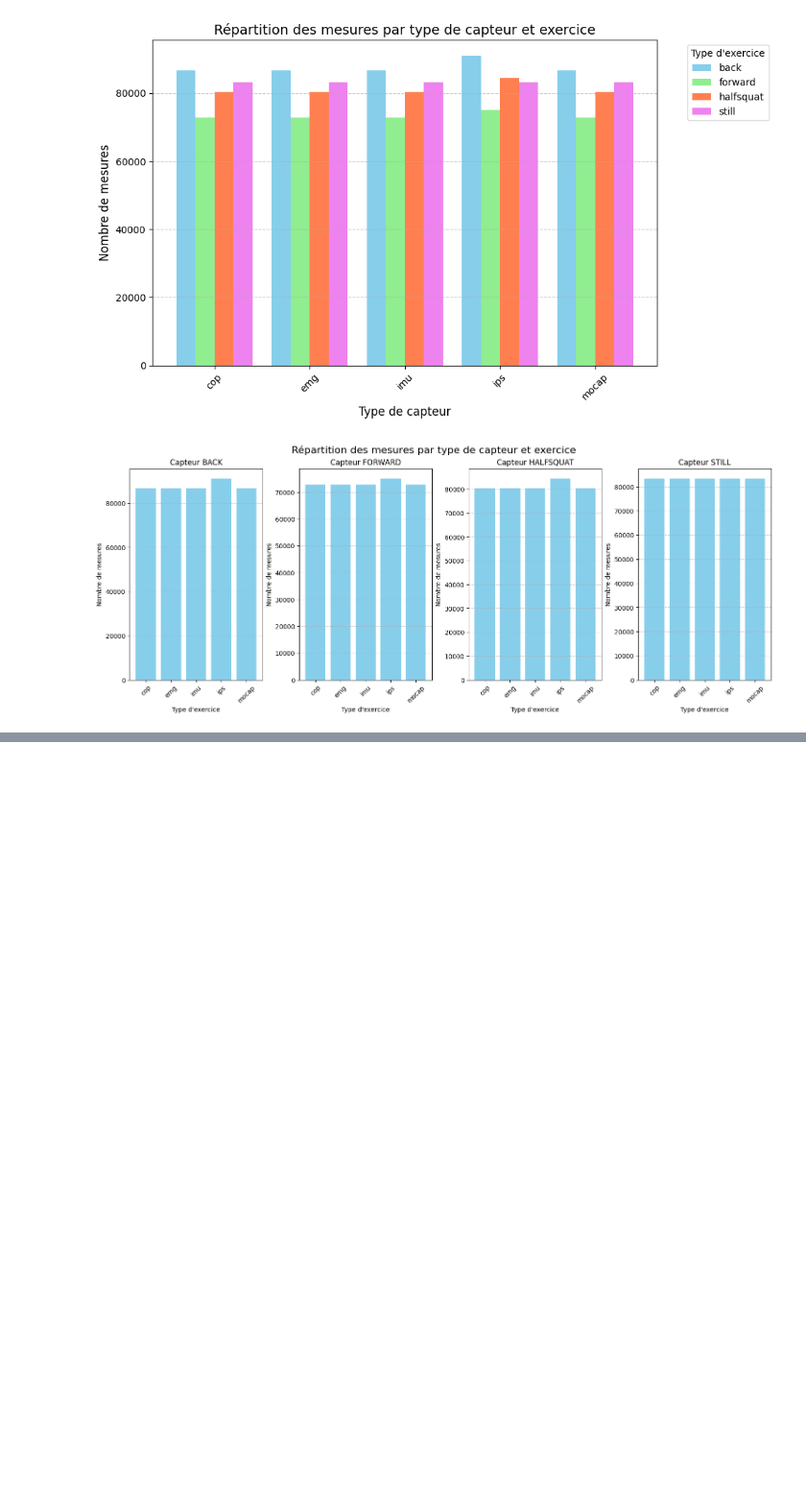
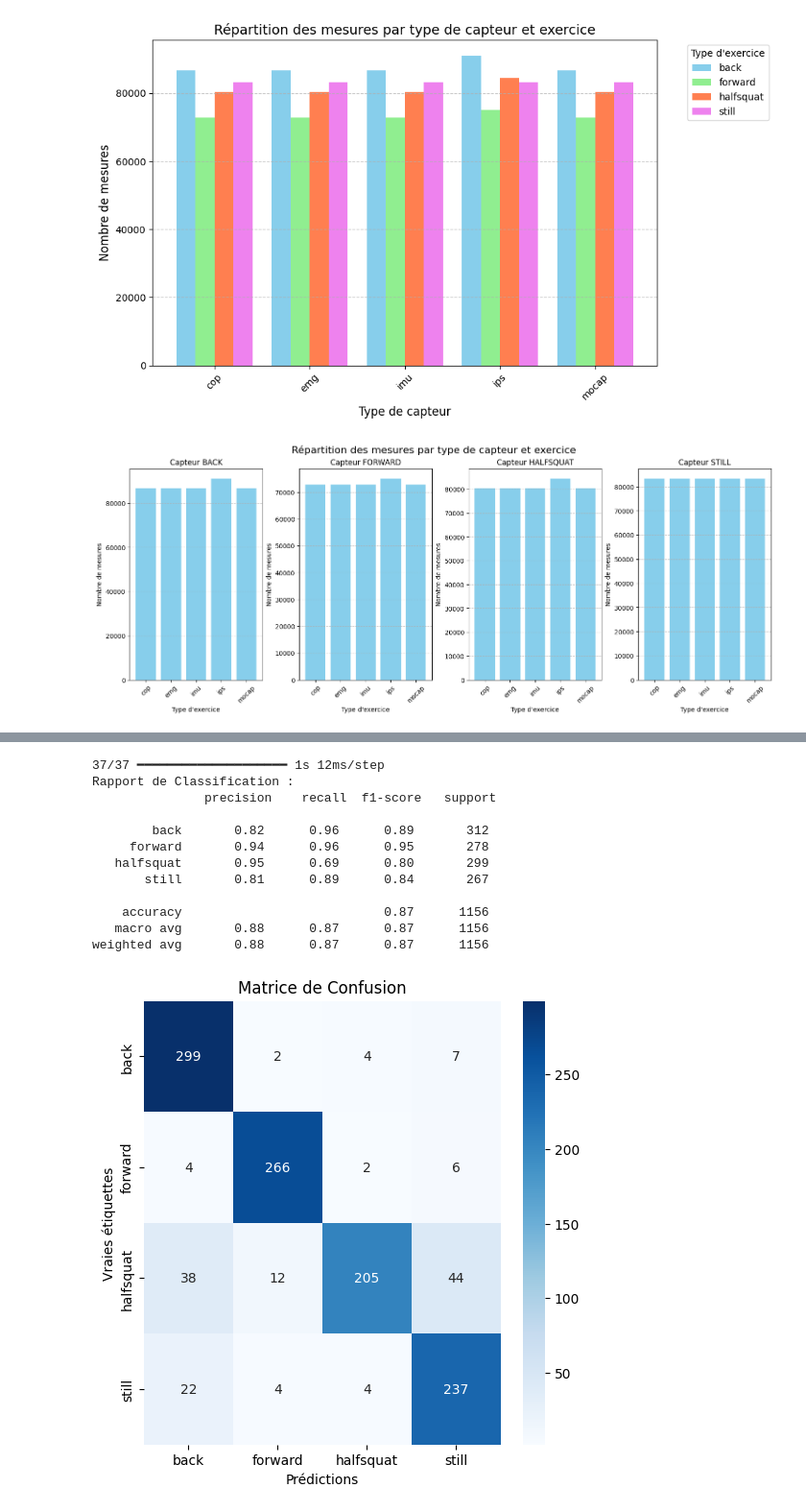
Before and after one commit to Florian-DAUVERGNE/Projet_Architectures_de_traitement_complexes, a Jupyter notebook: projet.ipynb, the cells around one changed output, grey strips where cells are left out. Shown at 96% size. Saved outputs shown, nothing was run; the diff lists cells and outputs as text; code cells hidden in the pictures; blank space fills up the shorter version.

```diff
--- a/projet.ipynb
+++ b/projet.ipynb
@@ -307,0 +580,10 @@ plt.show()
+# %%
+input_shapes = [
+    X_emg_train.shape[1:3],
+    X_imu_train.shape[1:3],
+    X_ips_train.shape[1:3],
+]
+
+print(input_shapes)
+
+cnn_lstm_multimodal_model = create_cnn_lstm_multimodal_model(input_shapes)
@@ -307,0 +592,8 @@ plt.show()
+# %%
+# Entraînement du modèle multimodal CNN-LSTM
+cnn_lstm_multimodal_model.fit(
+    [X_emg_train, X_imu_train, X_ips_train], y_train,
+    batch_size=32,
+    epochs=10,
+    validation_data=([X_emg_test, X_imu_test, X_ips_test], y_test)
+)
@@ -307,0 +648,52 @@ plt.show()
+# %%
+# Prédictions sur l'ensemble de test
+# Convertir les prédictions en labels d'indices entiers
+predictions = cnn_lstm_multimodal_model.predict([X_emg_test,X_imu_test,X_ips_test])
+
+
+y_pred = np.argmax(predictions, axis=-1)
+
+# Si y_test est one-hot encodé, convertir y_test en labels d'indices entiers
+y_test_labels = np.argmax(y_test, axis=-1)
+
+# Générer un rapport de classification
+report = classification_report(y_test_labels, y_pred, target_names=label_encoder.classes_)
+print("Rapport de Classification :\n", report)
+
+# Matrice de confusion
+conf_matrix = confusion_matrix(y_test_labels, y_pred)
+plt.figure(figsize=(6, 6))
+sns.heatmap(conf_matrix, annot=True, fmt="d", cmap="Blues", xticklabels=label_encoder.classes_, yticklabels=label_encoder.classes_)
+plt.xlabel('Prédictions')
+plt.ylabel('Vraies étiquettes')
+plt.title('Matrice de Confusion')
+plt.show()
+
+# Courbes d'apprentissage pour les deux modèles
+plt.figure(figsize=(12, 6))
+
+# Modèle CNN-LSTM
+plt.subplot(1, 2, 2)
+plt.plot(history_cnn_lstm.history['accuracy'], label='Précision d\'entraînement')
+plt.plot(history_cnn_lstm.history['val_accuracy'], label='Précision de validation')
+plt.title('Courbe d\'apprentissage - Modèle CNN-LSTM')
+plt.xlabel('Épochs')
+plt.ylabel('Précision')
+plt.legend()
+
+plt.tight_layout()
+plt.show()
+# %% [output]
+37/37 ━━━━━━━━━━━━━━━━━━━━ 1s 12ms/step
+Rapport de Classification :
+               precision    recall  f1-score   support
+
+        back       0.82      0.96      0.89       312
+     forward       0.94      0.96      0.95       278
+   halfsquat       0.95      0.69      0.80       299
+       still       0.81      0.89      0.84       267
+
+    accuracy                           0.87      1156
+   macro avg       0.88      0.87      0.87      1156
+weighted avg       0.88      0.87      0.87      1156
+[figure, added]
```
Also changed, not shown: parts of 23 cells of this notebook.
